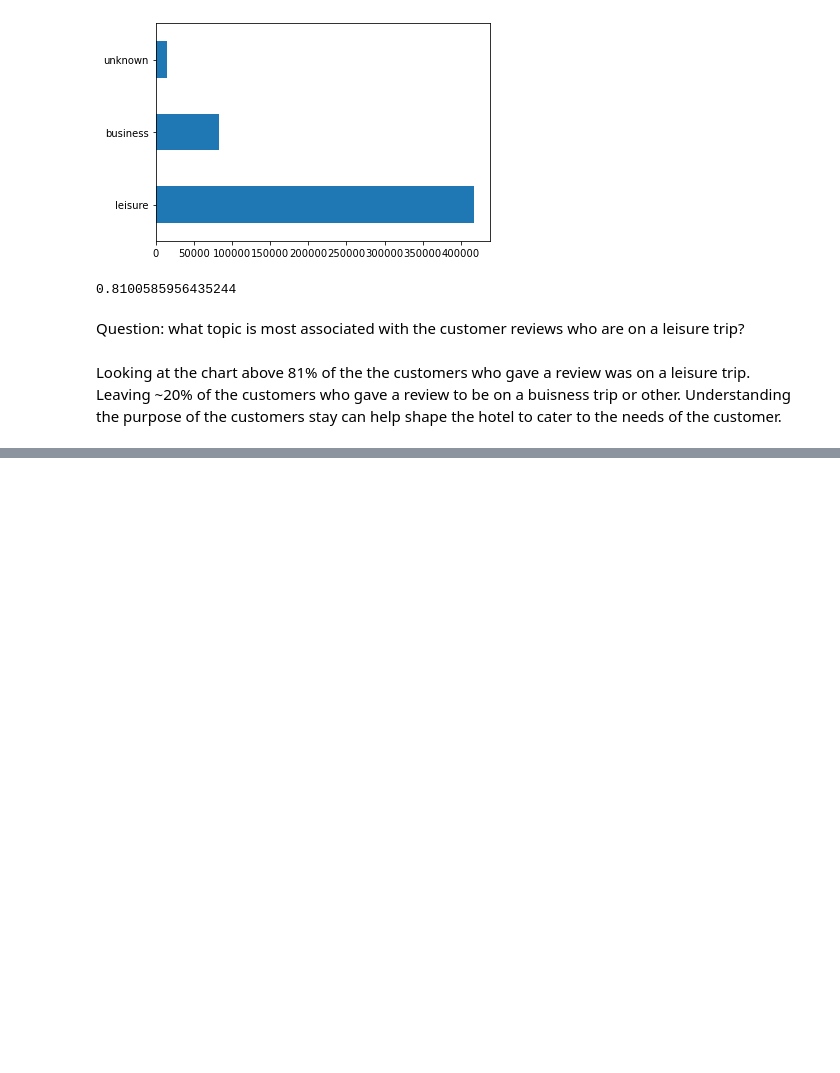
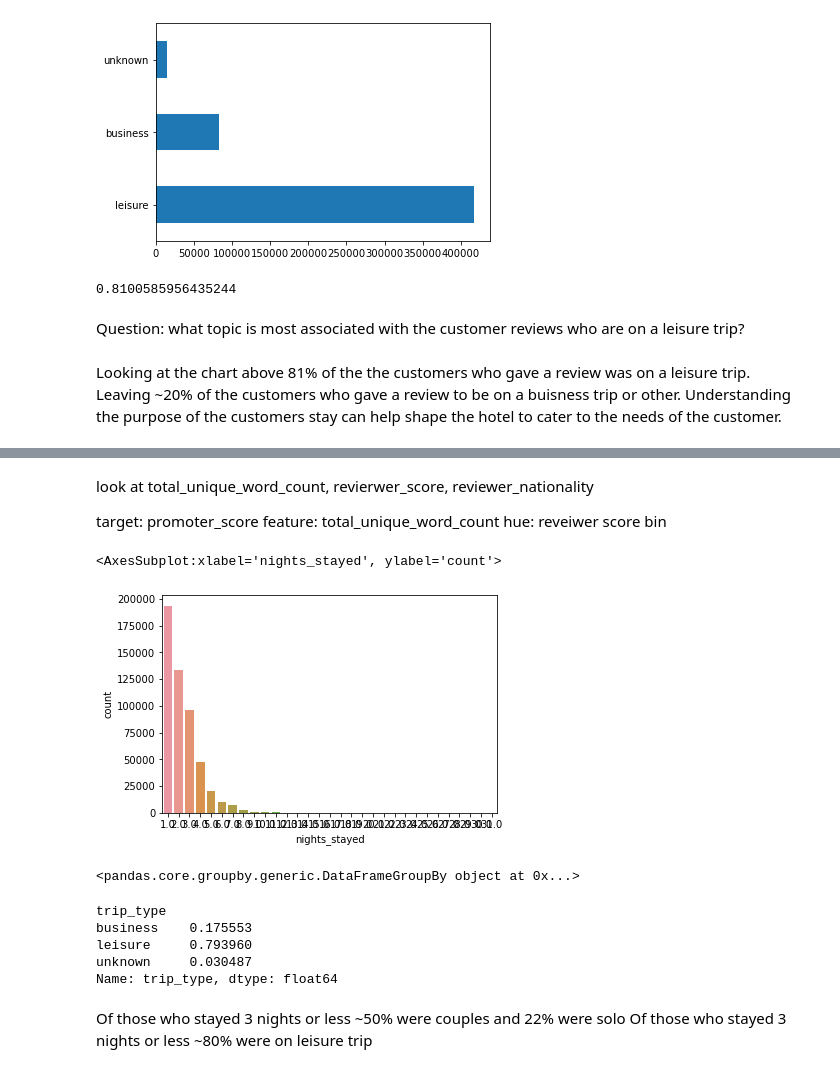
Before and after one commit to InPersonAnalysis/customer_review_capston, a Jupyter notebook: craig_exploration_2.ipynb, the cells around one changed output, grey strips where cells are left out. Saved outputs shown, nothing was run; the diff lists cells and outputs as text; code cells hidden in the pictures; blank space fills up the shorter version.

```diff
--- a/craig_exploration_2.ipynb
+++ b/craig_exploration_2.ipynb
@@ -567,0 +655,14 @@ Looking at the chart above 81% of the the customers who gave a review was on a l
+# %%
+#read in the positive dominant topics csv
+pos_dom_topics = pd.read_csv('dominant_topic.csv')
+#rename the columns for further analysis with pandas
+pos_dom_topics.rename(columns={'0':'positive_dominant_topic'}, inplace=True)
+#read in the negative dominant topics csv
+neg_dom_topics = pd.read_csv('negative_dominant_topic.csv')
+#rename the columns for further analysis with pandas
+neg_dom_topics.rename(columns={'0':'negative_dominant_topic'}, inplace=True)
+#reset the index of the original dataframe
+df = df.reset_index()
+# %%
+df = pd.concat([df, pos_dom_topics.positive_dominant_topic, neg_dom_topics.negative_dominant_topic], axis=1)
+df.head(3)
@@ -567,0 +677,3 @@ Looking at the chart above 81% of the the customers who gave a review was on a l
+# %%
+# Create a new column for total unique words for both positive and negative reviews
+df['total_unique_word_count'] = df['positive_unique_word_count'] + df['negative_unique_word_count']
@@ -567,0 +729,6 @@ Looking at the chart above 81% of the the customers who gave a review was on a l
+# %% [markdown]
+look at total_unique_word_count, revierwer_score, reviewer_nationality
+
+target: promoter_score
+feature: total_unique_word_count
+hue: reveiwer score bin
@@ -567,0 +739,10 @@ Looking at the chart above 81% of the the customers who gave a review was on a l
+# %%
+# plot nights_stayed
+sns.countplot(x='nights_stayed', data=df)
+# %% [output]
+<AxesSubplot:xlabel='nights_stayed', ylabel='count'>
+[figure, added]
+# %%
+df[df.nights_stayed > 3].groupby('group_type')
+# %% [output]
+<pandas.core.groupby.generic.DataFrameGroupBy object at 0x...>
@@ -567,0 +752,11 @@ Looking at the chart above 81% of the the customers who gave a review was on a l
+# %%
+df_less_3_nights.groupby('trip_type')['trip_type'].count()/df_less_3_nights.groupby('trip_type')['trip_type'].count().sum()
+# %% [output]
+trip_type
+business    0.175553
+leisure     0.793960
+unknown     0.030487
+Name: trip_type, dtype: float64
+# %% [markdown]
+Of those who stayed 3 nights or less ~50% were couples and 22% were solo
+Of those who stayed 3 nights or less ~80% were on leisure trip
```
Also changed, not shown: parts of 27 cells of this notebook.
